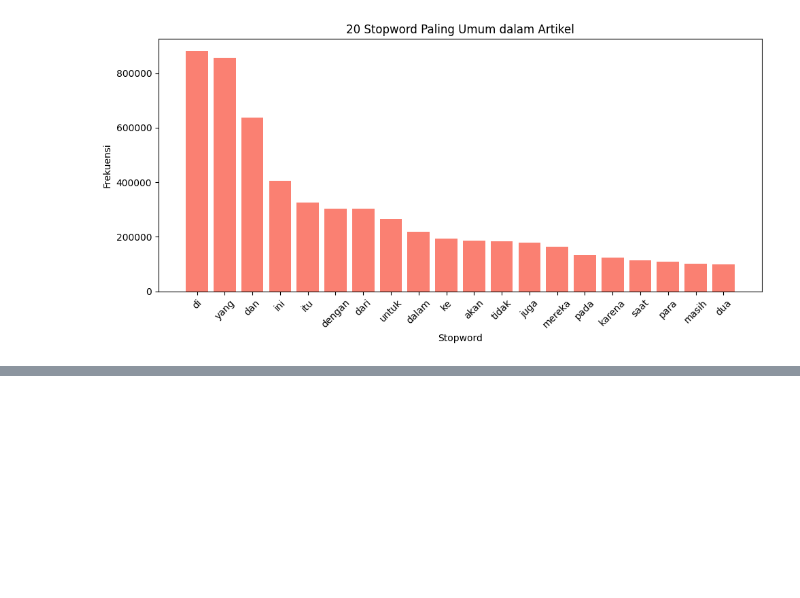
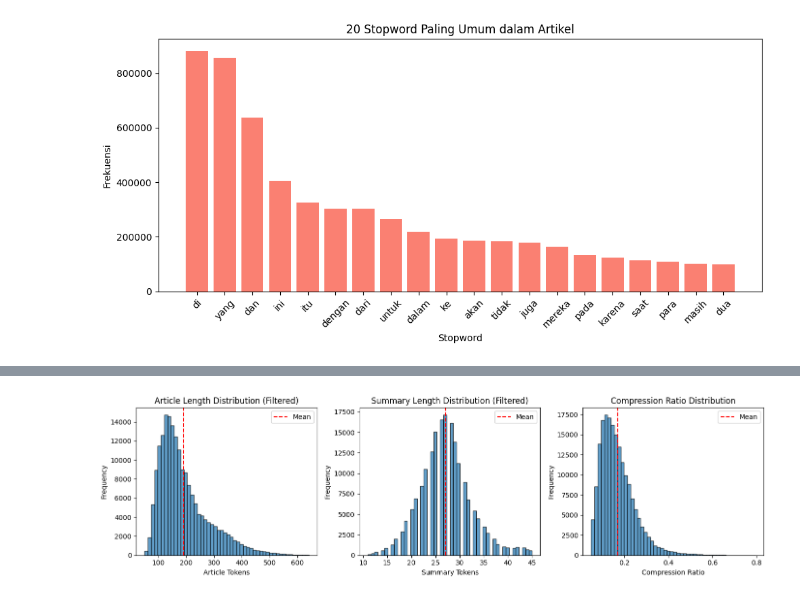
Before and after one commit to victoriavals/text-sumarizer-liputan6, a Jupyter notebook: Liputan6_EDA_Summarization_Colab_v4_2.ipynb, the cells around one changed output, grey strips where cells are left out. Drawn from its saved outputs; the diff is of its cells as text; code cells hidden in the pictures; blank space fills up the shorter version.

Commit message:
PreProcessing: using seq2seq and bert transformer. Data cleaning, Remove duplicates tokenization, stopword removal, Noise & outlier removal, encoding, padding, save preprocessing data.

```diff
--- a/Liputan6_EDA_Summarization_Colab_v4_2.ipynb
+++ b/Liputan6_EDA_Summarization_Colab_v4_2.ipynb
@@ -454,0 +772,83 @@ dua             99451
+# %%
+# ============================================================
+# Langkah 14 — Noise & Outlier Detection/Removal
+# ============================================================
+
+import numpy as np
+
+print("🔍 Detecting outliers and low-quality data...")
+initial_rows = len(df)
+
+# Define thresholds based on percentiles
+article_min_tokens = 50  # Minimum article length
+article_max_tokens = int(np.percentile(df['num_tokens_article'], 99))  # 99th percentile
+summary_min_tokens = 5   # Minimum summary length
+summary_max_tokens = int(np.percentile(df['num_tokens_summary'], 99))  # 99th percentile
+
+print(f"📏 Thresholds:")
+print(f"  Article: {article_min_tokens} - {article_max_tokens} tokens")
+print(f"  Summary: {summary_min_tokens} - {summary_max_tokens} tokens")
+
+# Filter based on length
+mask_article_length = (df['num_tokens_article'] >= article_min_tokens) & \
+                      (df['num_tokens_article'] <= article_max_tokens)
+mask_summary_length = (df['num_tokens_summary'] >= summary_min_tokens) & \
+                      (df['num_tokens_summary'] <= summary_max_tokens)
+
+# Check compression ratio (summary should be shorter than article)
+df['compression_ratio'] = df['num_tokens_summary'] / df['num_tokens_article']
+mask_compression = (df['compression_ratio'] > 0.05) & (df['compression_ratio'] < 0.8)
+
+# Check for repetitive text (low unique token ratio)
+df['unique_ratio_article'] = df['tokens_article'].apply(lambda x: len(set(x)) / len(x) if len(x) > 0 else 0)
+df['unique_ratio_summary'] = df['tokens_summary'].apply(lambda x: len(set(x)) / len(x) if len(x) > 0 else 0)
+mask_diversity = (df['unique_ratio_article'] > 0.3) & (df['unique_ratio_summary'] > 0.3)
+
+# Combine all filters
+final_mask = mask_article_length & mask_summary_length & mask_compression & mask_diversity
+
+# Apply filter
+df_filtered = df[final_mask].copy()
+df_filtered = df_filtered.reset_index(drop=True)
+
+print(f"\n📊 Outlier Removal Results:")
+print(f"  Rows removed by article length: {(~mask_article_length).sum()}")
+print(f"  Rows removed by summary length: {(~mask_summary_length).sum()}")
+print(f"  Rows removed by compression ratio: {(~mask_compression).sum()}")
+print(f"  Rows removed by diversity: {(~mask_diversity).sum()}")
+print(f"  Total rows removed: {initial_rows - len(df_filtered)}")
+print(f"  ✓ Remaining rows: {len(df_filtered)} ({len(df_filtered)/initial_rows*100:.1f}%)")
+
+# Visualize distributions after filtering
+plt.figure(figsize=(14, 4))
+
+plt.subplot(1, 3, 1)
+plt.hist(df_filtered['num_tokens_article'], bins=50, edgecolor='black', alpha=0.7)
+plt.xlabel('Article Tokens')
+plt.ylabel('Frequency')
+plt.title('Article Length Distribution (Filtered)')
+plt.axvline(df_filtered['num_tokens_article'].mean(), color='red', linestyle='--', label='Mean')
+plt.legend()
+
+plt.subplot(1, 3, 2)
+plt.hist(df_filtered['num_tokens_summary'], bins=50, edgecolor='black', alpha=0.7)
+plt.xlabel('Summary Tokens')
+plt.ylabel('Frequency')
+plt.title('Summary Length Distribution (Filtered)')
+plt.axvline(df_filtered['num_tokens_summary'].mean(), color='red', linestyle='--', label='Mean')
+plt.legend()
+
+plt.subplot(1, 3, 3)
+plt.hist(df_filtered['compression_ratio'], bins=50, edgecolor='black', alpha=0.7)
+plt.xlabel('Compression Ratio')
+plt.ylabel('Frequency')
+plt.title('Compression Ratio Distribution')
+plt.axvline(df_filtered['compression_ratio'].mean(), color='red', linestyle='--', label='Mean')
+plt.legend()
+
+plt.tight_layout()
+plt.show()
+
+# Update df with filtered data
+df = df_filtered.copy()
+# %% [output]
@@ -454,0 +875 @@ dua             99451
+[figure, added]
```
Also changed, not shown: parts of 37 cells of this notebook.
